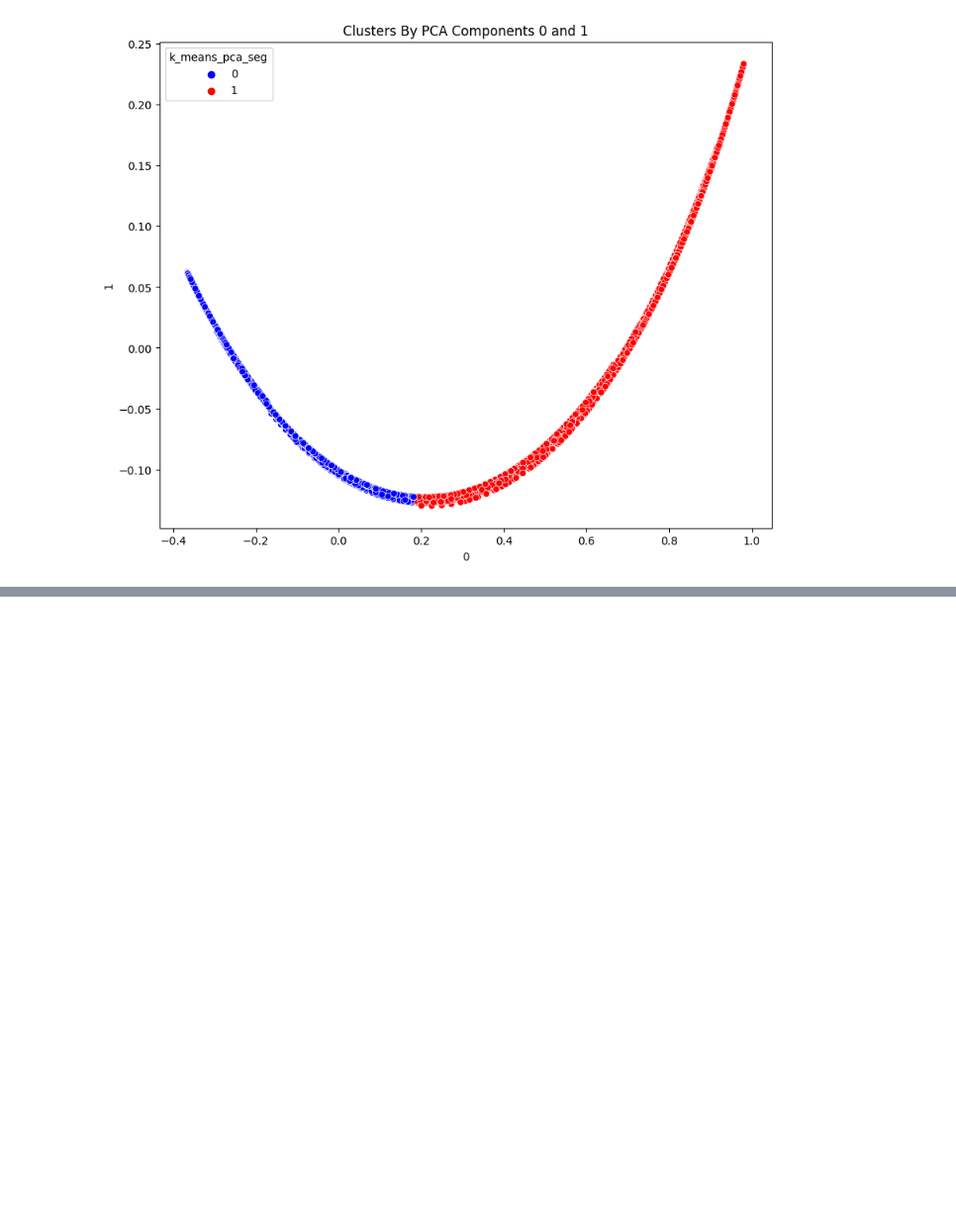
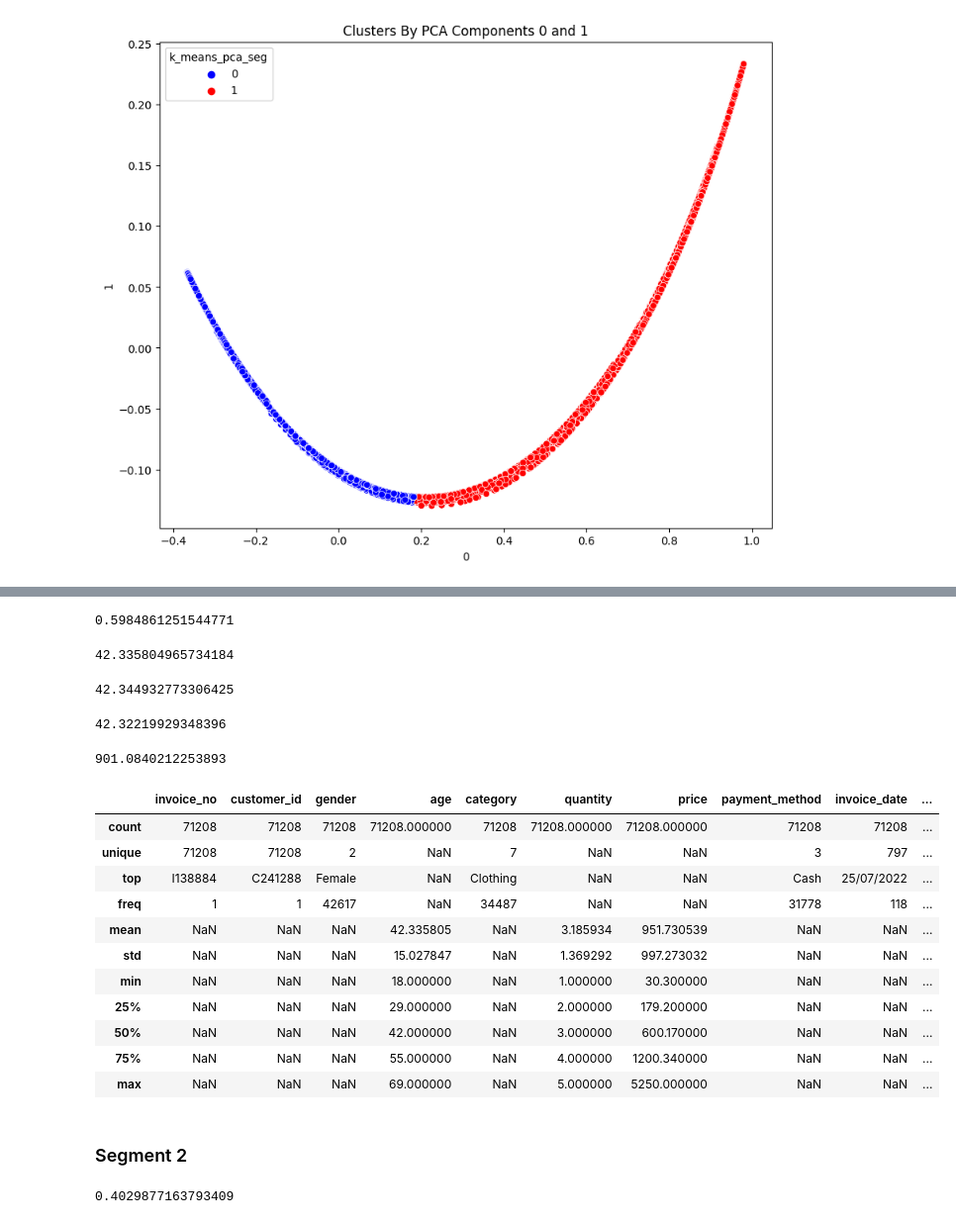
Before and after one commit to fstewart1986/kmeans, a Jupyter notebook: kmeans.ipynb, the cells around one changed output, grey strips where cells are left out. Shown at 99% size. Drawn from its saved outputs; the diff is of its cells as text; code cells hidden in the pictures; blank space fills up the shorter version.

```diff
--- a/kmeans.ipynb
+++ b/kmeans.ipynb
@@ -43,7 +43,7 @@ from sklearn.preprocessing import scale
 # %%
 
 #load dataframe
-df = pd.read_csv('../data/customer_shopping_data.csv')
+df = pd.read_csv('customer_shopping_data.csv')
 
 #create a copy as to not alter input frame
 customer_frame = df[['age', 'quantity', 'price']]
@@ -189,0 +192,16 @@ plt.show()
+# %%
+pd.options.display.max_columns = None
+
+df['customer_segment'] = seg_kmeans_pca['k_means_pca_seg']
+
+#create segment for customer segment 0
+seg_1 = df[df['customer_segment'] == 0]
+
+#71208 - customer count
+len(seg_1)
+
+#create segment for customer segment 1
+seg_2 = df[df['customer_segment'] == 1]
+
+#28249 - customer count
+len(seg_2)
@@ -189,0 +218,41 @@ plt.show()
+# %%
+len(seg_1[seg_1['gender'] == 'Female'])/len(seg_1)
+# %% [output]
+0.5984861251544771
+# %%
+seg_1['age'].mean()
+# %% [output]
+42.335804965734184
+# %%
+seg_1[seg_1['gender'] == 'Female']['age'].mean()
+# %% [output]
+42.344932773306425
+# %%
+seg_1[seg_1['gender'] == 'Male']['age'].mean()
+# %% [output]
+42.32219929348396
+# %%
+seg_1[seg_1['category'] == 'Clothing']['price'].mean()
+# %% [output]
+901.0840212253893
+# %%
+seg_1.describe(include = 'all')
+# %% [output]
+|  | invoice_no | customer_id | gender | age | category | quantity | price | payment_method | invoice_date | ... |
+| count | 71208 | 71208 | 71208 | 71208.000000 | 71208 | 71208.000000 | 71208.000000 | 71208 | 71208 | ... |
+| unique | 71208 | 71208 | 2 | NaN | 7 | NaN | NaN | 3 | 797 | ... |
+| top | I138884 | C241288 | Female | NaN | Clothing | NaN | NaN | Cash | 25/07/2022 | ... |
+| freq | 1 | 1 | 42617 | NaN | 34487 | NaN | NaN | 31778 | 118 | ... |
+| mean | NaN | NaN | NaN | 42.335805 | NaN | 3.185934 | 951.730539 | NaN | NaN | ... |
+| std | NaN | NaN | NaN | 15.027847 | NaN | 1.369292 | 997.273032 | NaN | NaN | ... |
+| min | NaN | NaN | NaN | 18.000000 | NaN | 1.000000 | 30.300000 | NaN | NaN | ... |
+| 25% | NaN | NaN | NaN | 29.000000 | NaN | 2.000000 | 179.200000 | NaN | NaN | ... |
+| 50% | NaN | NaN | NaN | 42.000000 | NaN | 3.000000 | 600.170000 | NaN | NaN | ... |
+| 75% | NaN | NaN | NaN | 55.000000 | NaN | 4.000000 | 1200.340000 | NaN | NaN | ... |
+| max | NaN | NaN | NaN | 69.000000 | NaN | 5.000000 | 5250.000000 | NaN | NaN | ... |
+# %% [markdown]
+### Segment 2
+# %%
+len(seg_2[seg_2['gender'] == 'Male'])/len(seg_2)
+# %% [output]
+0.4029877163793409
```
Also changed, not shown: parts of 12 cells of this notebook.
